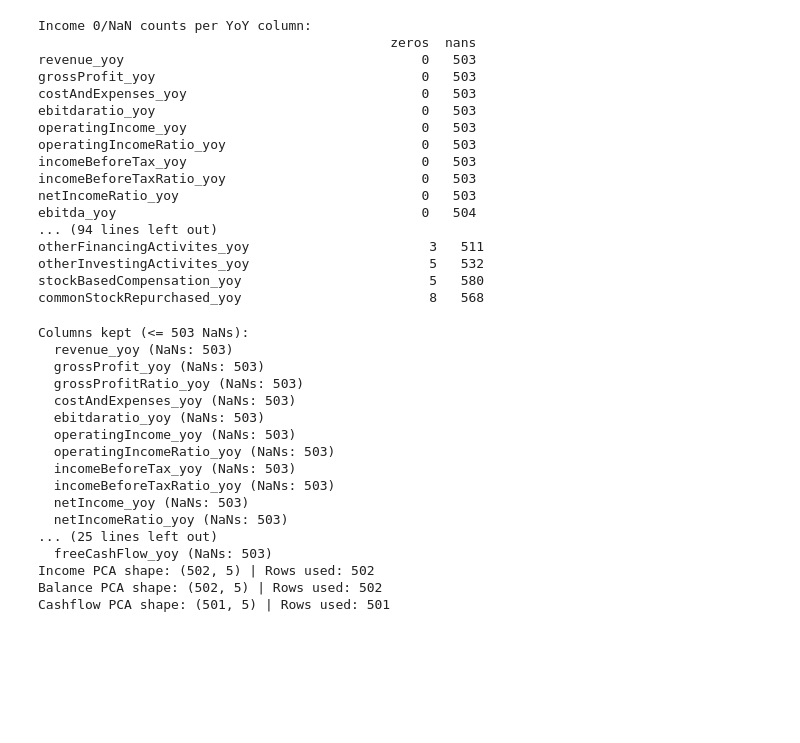
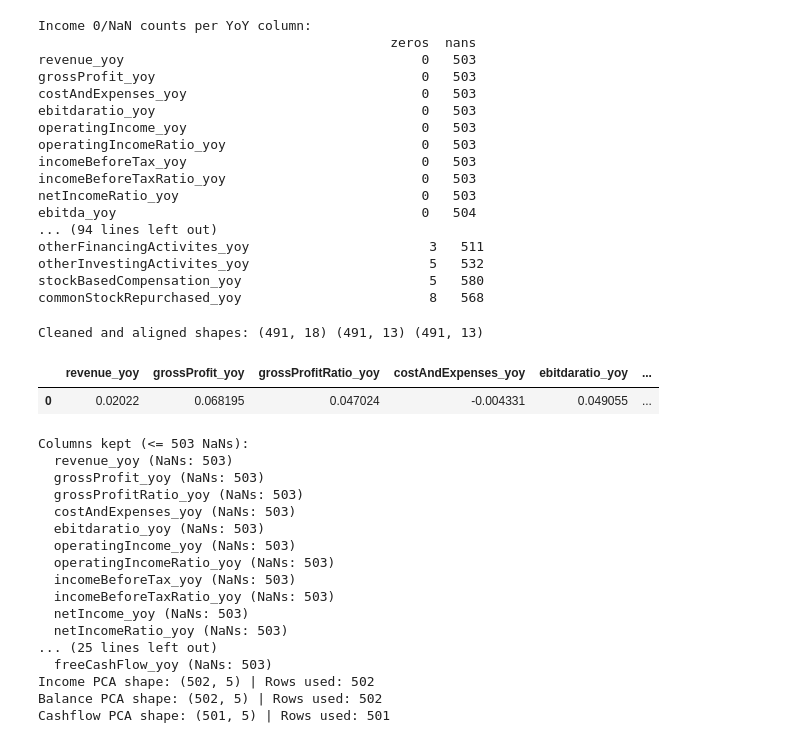
Before and after one commit to Nicholas-Sanso/SPY_Behavior, a Jupyter notebook: contextualizing_pricing_2.ipynb, the cells around one changed output. Saved outputs shown, nothing was run; the diff lists cells and outputs as text; code cells hidden in the pictures; blank space fills up the shorter version.

```diff
--- a/contextualizing_pricing_2.ipynb
+++ b/contextualizing_pricing_2.ipynb
@@ -199,6 +278,54 @@ otherFinancingActivites_yoy                       3   511
 otherInvestingActivites_yoy                       5   532
 stockBasedCompensation_yoy                        5   580
 commonStockRepurchased_yoy                        8   568
+# %%
+def clean_yoy_columns(df, nan_threshold=503, keep_cols=["symbol","date"]):
+    """Select _yoy numeric columns, replace inf, drop rows/columns with too many NaNs."""
+    yoy_cols = [c for c in df.select_dtypes(include=[float, int]).columns if c.endswith("_yoy")]
+    sub_df = df[yoy_cols + keep_cols].copy()  # Keep symbol/date columns
+
+    # Drop columns with too many NaNs (only apply to yoy columns)
+    valid_yoy_cols = [c for c in yoy_cols if sub_df[c].isna().sum() <= nan_threshold]
+    sub_df = sub_df[valid_yoy_cols + keep_cols]
+
+    # Replace infinities with NaN and drop rows with any remaining NaNs (only apply to yoy columns)
+    sub_df[valid_yoy_cols] = sub_df[valid_yoy_cols].replace([np.inf, -np.inf], np.nan)
+    sub_df.dropna(subset=valid_yoy_cols, inplace=True)
+
+    return sub_df
+# %%
+# Step 0: Clean _yoy columns
+income_clean = clean_yoy_columns(income_growth)
+balance_clean = clean_yoy_columns(balance_growth)
+cashflow_clean = clean_yoy_columns(cashflow_growth)
+# %%
+# Step 1: Keep only common (symbol, date) pairs
+for df in [income_clean, balance_clean, cashflow_clean]:
+    df["symbol_date"] = list(zip(df["symbol"], df["date"]))
+
+common_pairs = (
+    set(income_clean["symbol_date"])
+    & set(balance_clean["symbol_date"])
+    & set(cashflow_clean["symbol_date"])
+)
+
+income_clean = income_clean[income_clean["symbol_date"].isin(common_pairs)].copy()
+balance_clean = balance_clean[balance_clean["symbol_date"].isin(common_pairs)].copy()
+cashflow_clean = cashflow_clean[cashflow_clean["symbol_date"].isin(common_pairs)].copy()
+# %%
+# Step 2: Sort consistently
+income_clean = income_clean.sort_values(["symbol","date"]).reset_index(drop=True)
+balance_clean = balance_clean.sort_values(["symbol","date"]).reset_index(drop=True)
+cashflow_clean = cashflow_clean.sort_values(["symbol","date"]).reset_index(drop=True)
+
+print("Cleaned and aligned shapes:", income_clean.shape, balance_clean.shape, cashflow_clean.shape)
+# %% [output]
+Cleaned and aligned shapes: (491, 18) (491, 13) (491, 13)
+# %%
+income_clean.head(1)
+# %% [output]
+|  | revenue_yoy | grossProfit_yoy | grossProfitRatio_yoy | costAndExpenses_yoy | ebitdaratio_yoy | ... |
+| 0 | 0.02022 | 0.068195 | 0.047024 | -0.004331 | 0.049055 | ... |
 # %%
 def prepare_for_pca(df, nan_threshold=505, n_components=5):
     # 1. Keep only _yoy numeric columns
```
Also changed, not shown: parts of 12 cells of this notebook.
